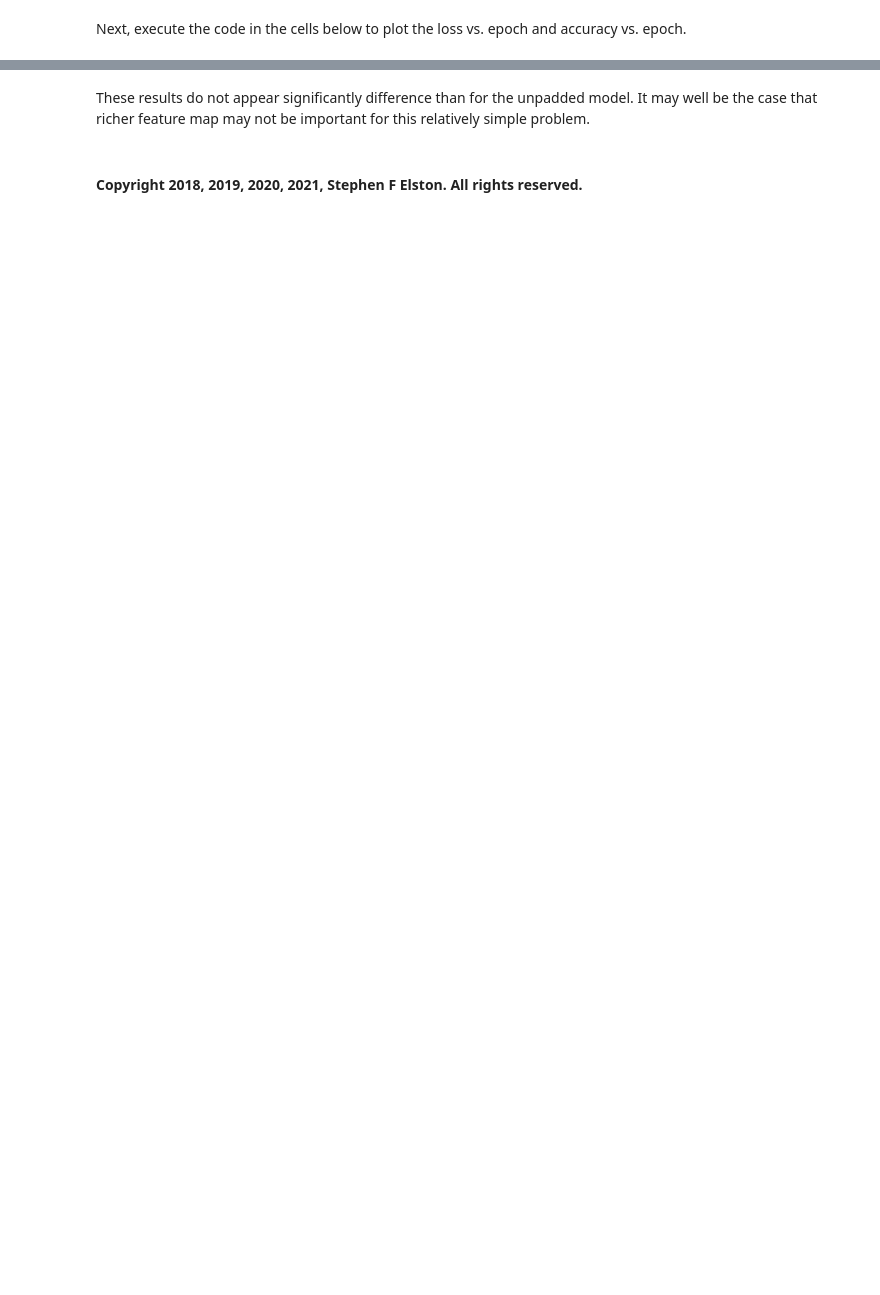
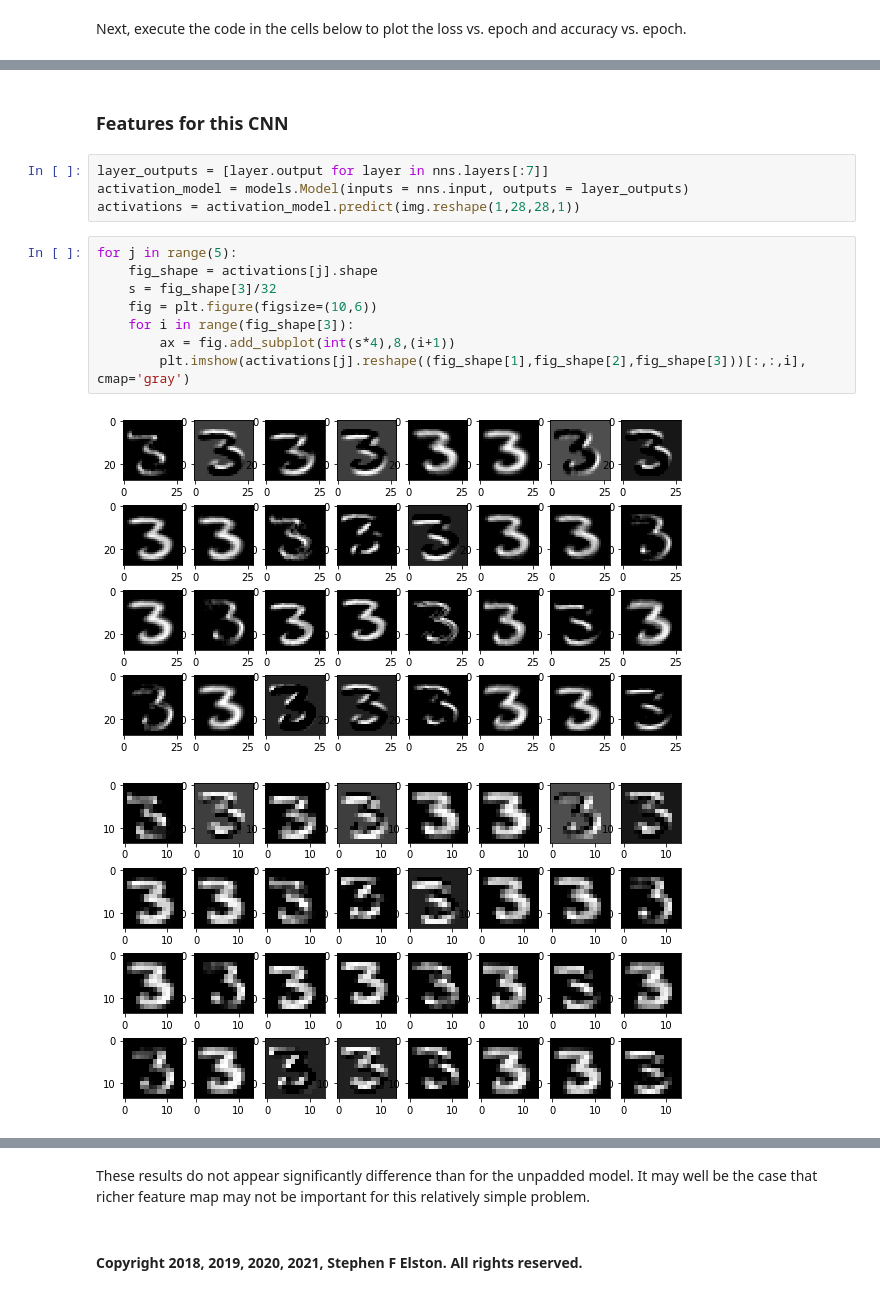
Before and after one commit to rodolfolermacontreras/ML_3_Assignment_2, a Jupyter notebook: 2_IntroToCovNets.ipynb, the cells around one changed output, grey strips where cells are left out. Saved outputs shown, nothing was run; the diff lists cells and outputs as text; blank space fills up the shorter version.

```diff
--- a/2_IntroToCovNets.ipynb
+++ b/2_IntroToCovNets.ipynb
@@ -660,0 +695,17 @@ plot_accuracy(history_s)
+# %% [markdown]
+### Features for this CNN
+# %%
+layer_outputs = [layer.output for layer in nns.layers[:7]]
+activation_model = models.Model(inputs = nns.input, outputs = layer_outputs)
+activations = activation_model.predict(img.reshape(1,28,28,1))
+# %%
+for j in range(5):
+    fig_shape = activations[j].shape
+    s = fig_shape[3]/32
+    fig = plt.figure(figsize=(10,6))
+    for i in range(fig_shape[3]):
+        ax = fig.add_subplot(int(s*4),8,(i+1))
+        plt.imshow(activations[j].reshape((fig_shape[1],fig_shape[2],fig_shape[3]))[:,:,i], cmap='gray')
+# %% [output]
+[figure, added]
+[figure, added]
```
Also changed, not shown: parts of 20 cells of this notebook.
